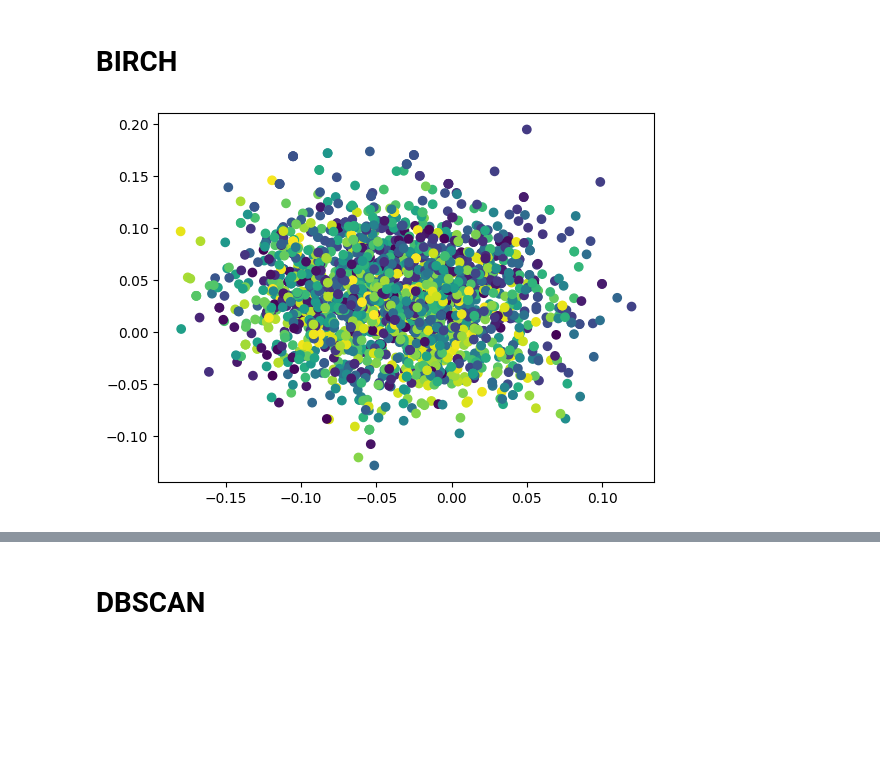
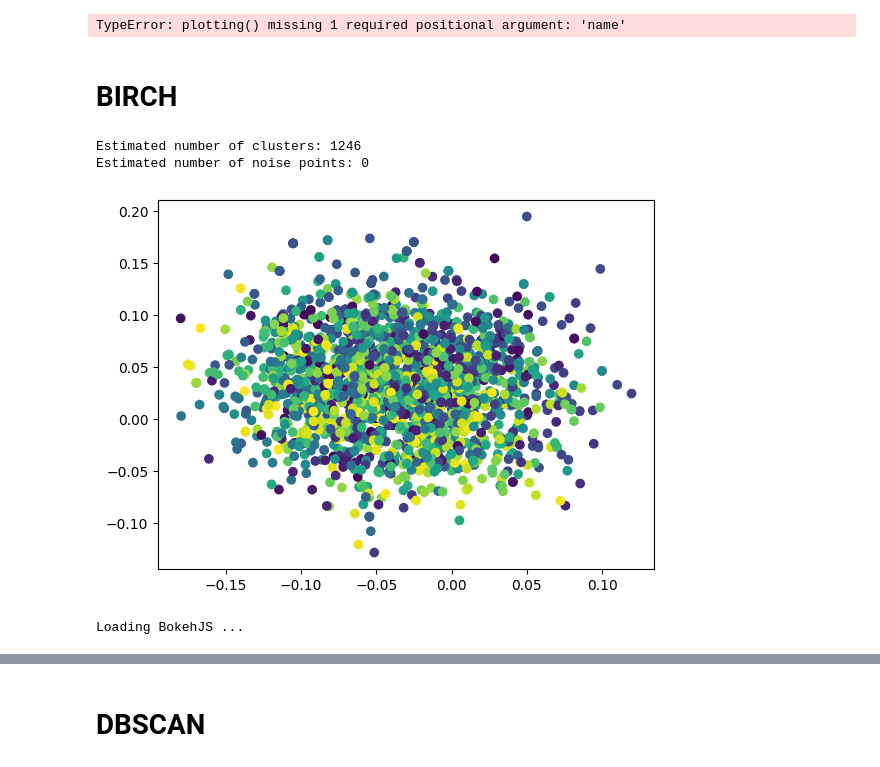
Before and after one commit to NinaWilschut/Master_Thesis, a Jupyter notebook: title_embed.ipynb, the cells around one changed output, grey strips where cells are left out. Saved outputs shown, nothing was run; the diff lists cells and outputs as text; code cells hidden in the pictures; blank space fills up the shorter version.

```diff
--- a/title_embed.ipynb
+++ b/title_embed.ipynb
@@ -47,15 +39,44 @@ Loading BokehJS ...
+# %%
+data = pd.read_json('data/dataset-000.json')
+df_title = data['title']
+titles = []
+for row in df_title:
+    row = [row]
+    titles = titles + row
+
+model = SentenceTransformer('all-MiniLM-L6-v2')
+
+#Words are encoded by calling model.encode()
+embed = model.encode(titles)
+
+plotting(embed, titles)
+# %% [output]
+TypeError: plotting() missing 1 required positional argument: 'name'
 # %% [markdown]
 # BIRCH
-# %%
-import matplotlib.pyplot as plt
-from sklearn.cluster import Birch
-
-brc = Birch(n_clusters=None)
-brc.fit(embed)
-
-out = brc.predict(embed)
-
-plt.scatter(embed[:,0], embed[:,1], c=out)
-plt.show()
-# %% [output]
-[figure, removed]
+# %%
+brc = Birch(threshold=0.7, n_clusters=None)
+brc.fit(embed)
+
+brc_labels = brc.labels_
+
+out = brc.predict(embed)
+
+
+# Number of clusters in labels, ignoring noise if present.
+n_clusters_ = len(set(brc_labels)) - (1 if -1 in brc_labels else 0)
+n_noise_ = list(brc_labels).count(-1)
+
+print("Estimated number of clusters: %d" % n_clusters_)
+print("Estimated number of noise points: %d" % n_noise_)
+
+plt.scatter(embed[:,0], embed[:,1], c=out)
+plt.show()
+
+#doesnt work
+plotting(embed, titles)
+# %% [output]
+Estimated number of clusters: 1246
+Estimated number of noise points: 0
+[figure, added]
+Loading BokehJS ...
```
Also changed, not shown: parts of 19 cells of this notebook, 7 other files.
